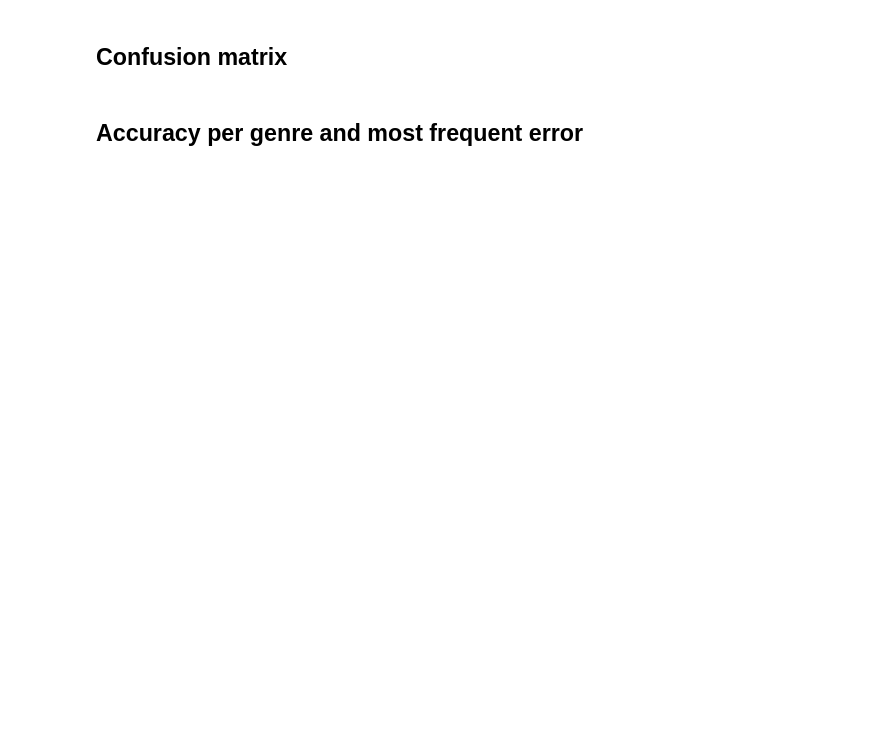
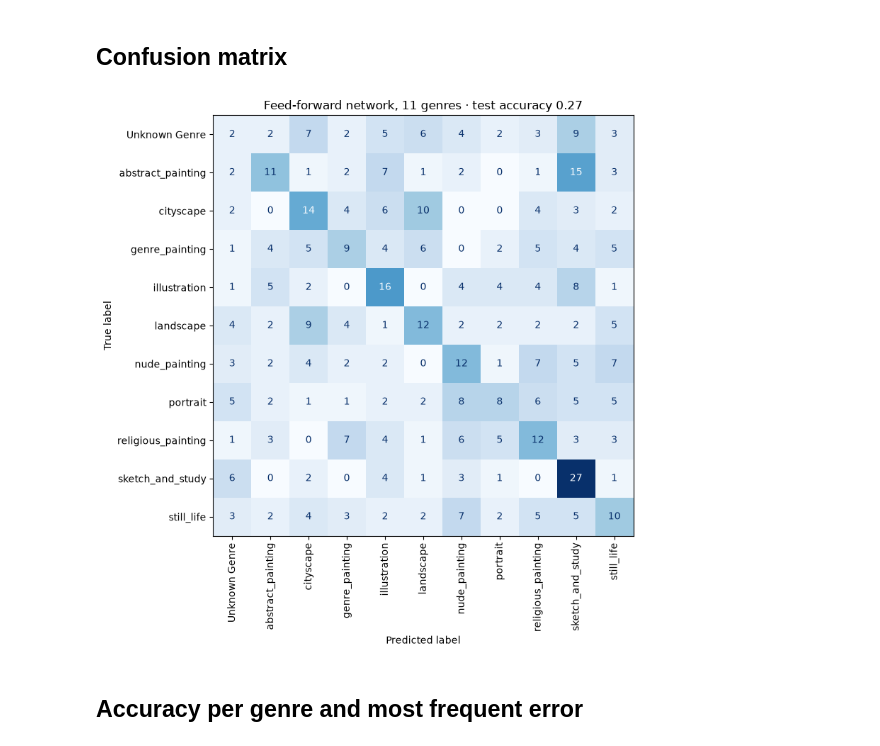
Before and after one commit to lcaquelin/Neural_Networks, a Jupyter notebook: notebooks/04_02_feed_forward_genre.ipynb, the cells around one changed output. Drawn from its saved outputs; the diff is of its cells as text; code cells hidden in the pictures; blank space fills up the shorter version.

```diff
--- a/notebooks/04_02_feed_forward_genre.ipynb
+++ b/notebooks/04_02_feed_forward_genre.ipynb
@@ -398,17 +617,19 @@ y_true = genre["y"][torch.as_tensor(genre["test_idx"])].numpy()
 # %%
 class_names = genre["classes"]
 
 # Entry [i, j] = number of test images of true class i predicted as class j (TP05, exercise 7)
 cm = confusion_matrix(y_true, y_pred, labels=range(n_classes))
 
-fig, ax = plt.subplots(figsize=(14, 12))  # 11 classes: a large figure so that the numbers stay readable
+fig, ax = plt.subplots(figsize=(9, 8))  # 11 classes: a smaller figure than for the 27 styles
 ConfusionMatrixDisplay(cm, display_labels=class_names).plot(
     ax=ax, xticks_rotation=90, colorbar=False, cmap="Blues"
 )
 ax.set_title(f"Feed-forward network, 11 genres · test accuracy {test_acc:.2f}")
 fig.tight_layout()
 fig.savefig(FIG_DIR / "mlp_genre_confusion_test.png", dpi=150)  # saved for the slides
 plt.show()
+# %% [output]
+[figure, added]
 # %% [markdown]
 ## Accuracy per genre and most frequent error
 # %%
```
Also changed, not shown: parts of 24 cells of this notebook, 3 other files.
